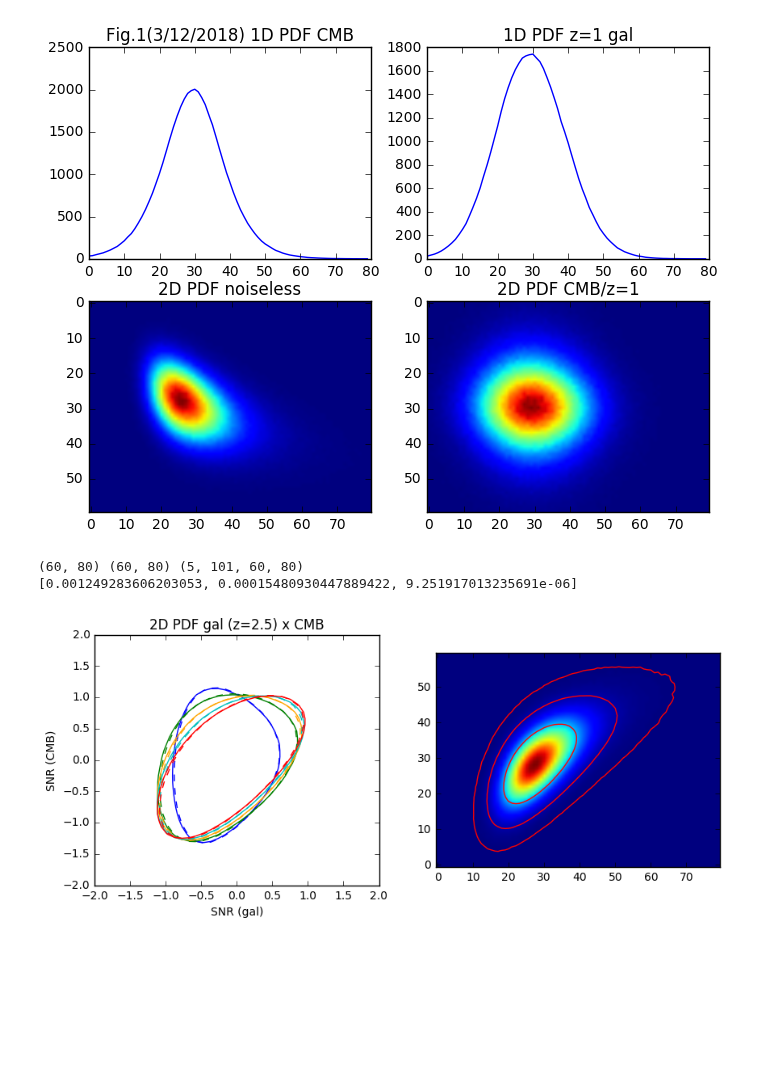
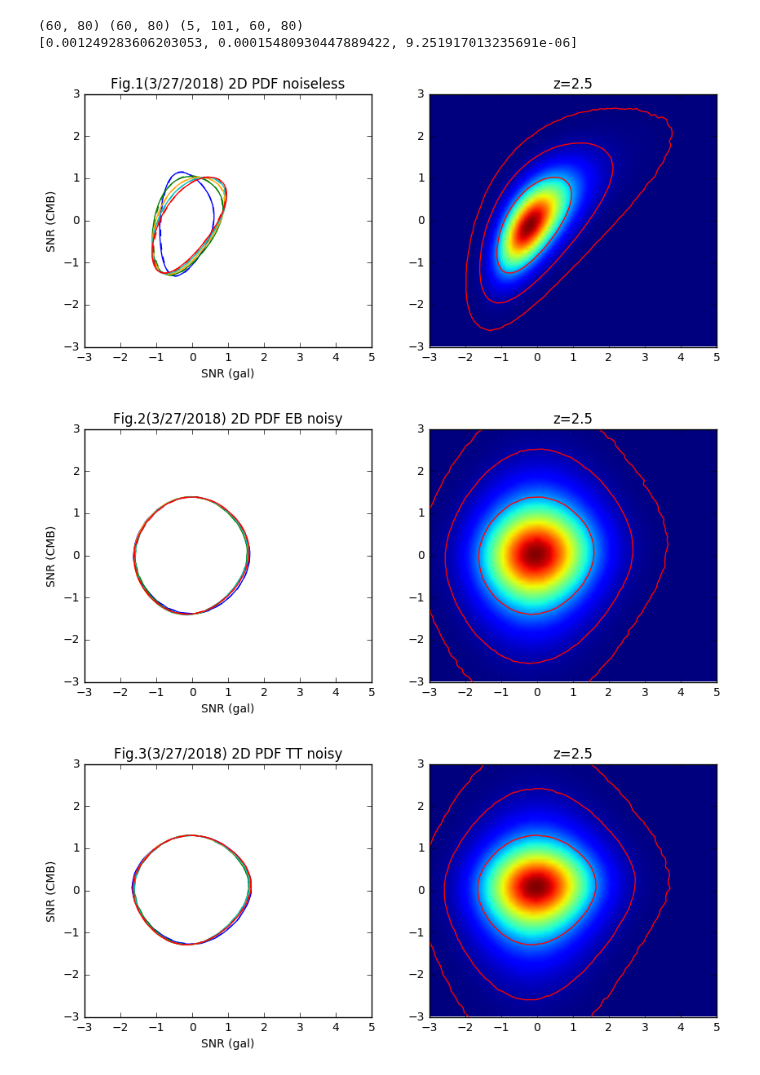
Before and after one commit to liuxx479/PDFs, a Jupyter notebook: PDFs.ipynb, the cells around one changed output. Drawn from its saved outputs; the diff is of its cells as text; code cells hidden in the pictures; blank space fills up the shorter version.

Commit message:
add noisy 2dpdf

```diff
--- a/PDFs.ipynb
+++ b/PDFs.ipynb
@@ -20,18 +5,3 @@ ell = linspace(100, 3000, 19)
-# %%
-f, ((ax1,ax2),(ax3,ax4))=subplots(2,2,figsize=(8,6))
-ax1.plot(PDFcmb)
-ax2.plot(PDFgal)
-#ax3.plot(ell,PScross*ell)
-ax3.imshow(PDF2d_noiseless)
-ax4.imshow(PDF2d)#contour(PDF2d)
-ax1.set_title('Fig.1(3/12/2018) 1D PDF CMB')
-ax2.set_title('1D PDF z=1 gal')
-ax3.set_title('2D PDF noiseless')
-#ax3.set_ylabel('ell*Cell')
-ax4.set_title('2D PDF CMB/z=1')
-show() # (n**2 + n)/2 = n(n+1)/2
-# %% [output]
-[figure, removed]
 # %%
 ## generate average stats, on stampede2
 # ALL_fn = genfromtxt('ALL_fn.txt',dtype='string')
@@ -47,6 +17,13 @@ show() # (n**2 + n)/2 = n(n+1)/2
 #         save(out_fn, out)
 # %%
 z_source = arange(0.5,3,0.5)
-pdf2ds = array([load('stats_avg/output_eb_5000_s4_ALL_igalXicmb_2dpdf_%.1f_1.0_1.0.npy'%(iz)) for iz in z_source])
+pdf2debI = array([load('stats_avg/output_eb_5000_s4_ALL_igalXicmb_2dpdf_%.1f_1.0_1.0.npy'
+                     %(iz)) for iz in z_source])
+pdf2dttI = array([load('stats_avg/output_tt_3000_s4_ALL_igalXicmb_2dpdf_%.1f_1.0_1.0.npy'
+                     %(iz)) for iz in z_source])
+pdf2debN = array([load('stats_avg/output_eb_5000_s4_ALL_galXcmb_2dpdf_%.1f_1.0_1.0.npy'
+                     %(iz)) for iz in z_source])
+pdf2dttN = array([load('stats_avg/output_tt_3000_s4_ALL_galXcmb_2dpdf_%.1f_1.0_1.0.npy'
+                     %(iz)) for iz in z_source])
 # %%
 X, Y = meshgrid(linspace(-3,5,80), linspace(-3,3,60))
@@ -56,27 +33,33 @@ print ilev0
 (60, 80) (60, 80) (5, 101, 60, 80)
 [0.001249283606203053, 0.00015480930447889422, 9.251917013235691e-06]
 # %%
-f, (ax1,ax2) = subplots(1,2,figsize=(10,4))
-seed(45)
-colors=['b','g','orange','c','r']
-for iz in range(5):
-    icolor=rand(3)
-    ipdf0 = pdf2ds[iz, 0]
-    ilev0=WLanalysis.findlevel(ipdf0)
-    ipdf1 = pdf2ds[iz, 1]
-    ilev1=WLanalysis.findlevel(ipdf1)
-    ax1.contour(X, Y, ipdf0, levels=[ilev0[0],], colors=colors[iz],label='z=%.1f'%(z_source[iz]))
-    ax1.contour(X, Y, ipdf1, levels=[ilev1[0],], colors=colors[iz], linestyles='dashed')
-    if iz==4:
-        ax2.imshow(ipdf0, origin='lower')
-        ax2.contour(ipdf0, levels=sort(ilev0), colors='r',label='z=%.1f'%(z_source[iz]))
-ax1.legend(loc=0,frameon=0, fontsize=10)
-ax1.set_xlim(-2,2)
-ax1.set_ylim(-2,2)
-ax1.set_xlabel('SNR (gal)')
-ax1.set_ylabel('SNR (CMB)')
-ax1.set_title('Fig.2(3/27/2018) 2D PDF galxCMB')
-ax1.set_title('2D PDF gal (z=2.5) x CMB')
-show()
+i = 0
+titles = ['noiseless',  'EB noisy', 'TT noisy']
+for pdf2ds in [pdf2debI, pdf2debN, pdf2dttN]:
+    i+=1
+    f, (ax1,ax2) = subplots(1,2,figsize=(10,4))
+    seed(45)
+    colors=['b','g','orange','c','r']
+    for iz in range(5):
+        icolor=rand(3)
+        ipdf0 = pdf2ds[iz, 0]
+        ilev0=WLanalysis.findlevel(ipdf0)
+        ipdf1 = pdf2ds[iz, 1]
+        ilev1=WLanalysis.findlevel(ipdf1)
+        ax1.contour(X, Y, ipdf0, levels=[ilev0[0],], colors=colors[iz],label='z=%.1f'%(z_source[iz]))
+        ax1.contour(X, Y, ipdf1, levels=[ilev1[0],], colors=colors[iz], linestyles='dashed')
+        if iz==4:
+            ax2.imshow(ipdf0,extent=[-3,5,-3,3], origin='lower',aspect='auto')
+            ax2.contour(X, Y,ipdf0, levels=sort(ilev0), colors='r',label='z=%.1f'%(z_source[iz]))
+    ax1.legend(loc=0,frameon=0, fontsize=10)
+    #ax1.set_xlim(-2,2)
+    #ax1.set_ylim(-2,2)
+    ax1.set_xlabel('SNR (gal)')
+    ax1.set_ylabel('SNR (CMB)')
+    ax1.set_title('Fig.%i(3/27/2018) 2D PDF %s'%(i, titles[i-1]))
+    ax2.set_title('z=2.5')
+    show()
 # %% [output]
-[figure, old version]
+[figure, new version]
+[figure, added]
+[figure, added]
```
Also changed, not shown: parts of 3 cells of this notebook.
